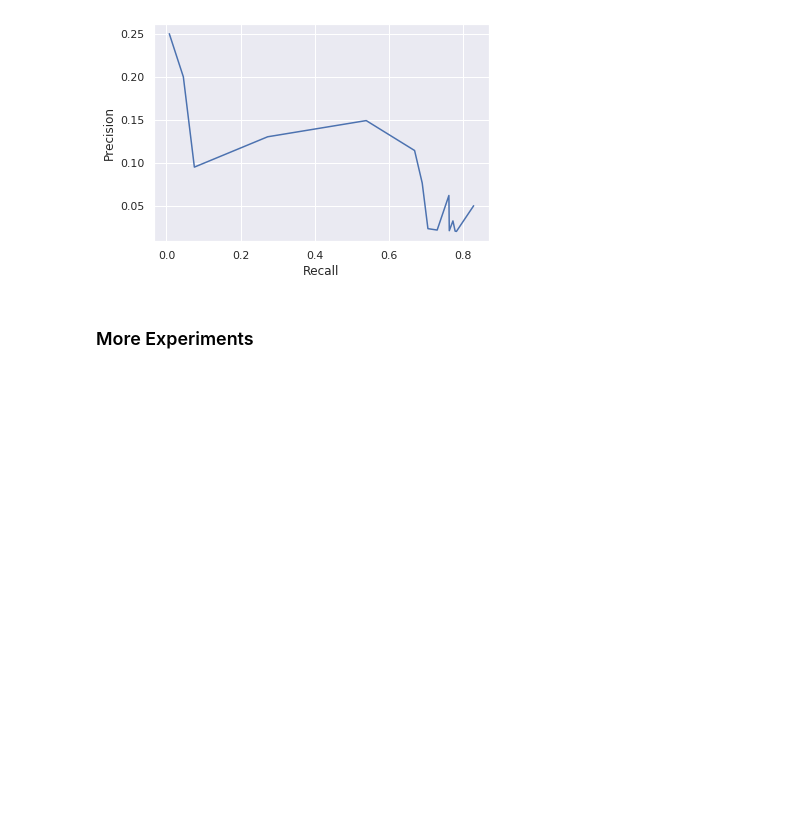
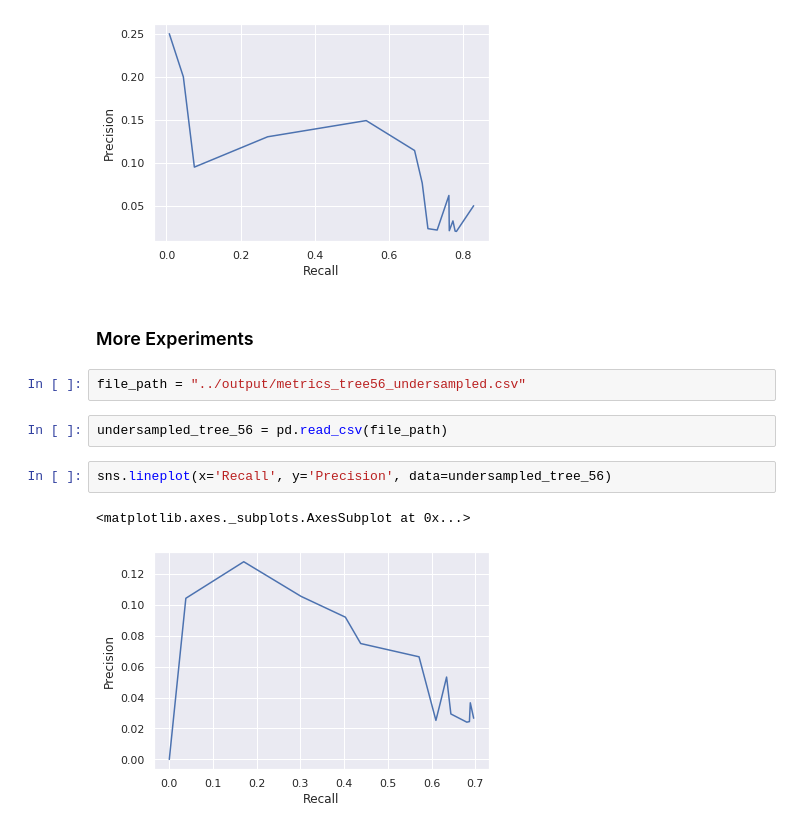
Before and after one commit to rishabhraaj17/TDCV, a Jupyter notebook: Homework 2/Homework2/src/PrecisionRecallCurve.ipynb, the cells around one changed output. Cells and saved outputs as stored; diff of their text form; blank space fills up the shorter version.

```diff
--- a/Homework 2/Homework2/src/PrecisionRecallCurve.ipynb
+++ b/Homework 2/Homework2/src/PrecisionRecallCurve.ipynb
@@ -38,3 +38,12 @@ sns.lineplot(x='Recall', y='Precision', data=pr_dataframe)
 [figure]
 # %% [markdown]
 ### More Experiments
+# %%
+file_path = "../output/metrics_tree56_undersampled.csv"
+# %%
+undersampled_tree_56 = pd.read_csv(file_path)
+# %%
+sns.lineplot(x='Recall', y='Precision', data=undersampled_tree_56)
+# %% [output]
+<matplotlib.axes._subplots.AxesSubplot at 0x...>
+[figure, added]
```
Also changed, not shown: 2 other files.
